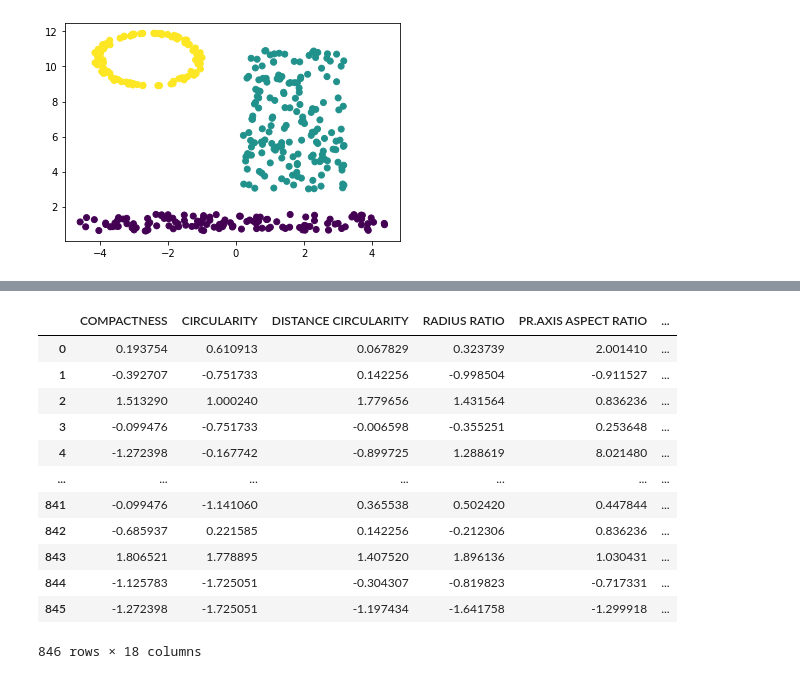
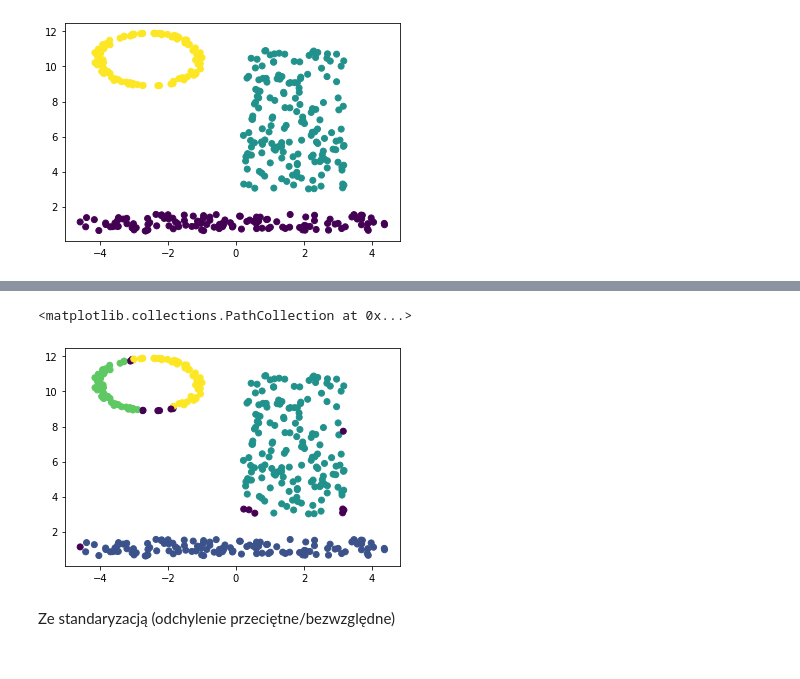
Before and after one commit to JakubSzczepanowski/NBC, a Jupyter notebook: main.ipynb, the cells around one changed output, grey strips where cells are left out. Drawn from its saved outputs; the diff is of its cells as text; code cells hidden in the pictures.

```diff
--- a/main.ipynb
+++ b/main.ipynb
@@ -140,3 +77,10 @@ import clustering
+# %%
+plt.scatter(table['x'], table['y'], c=nbc.predict(X_copy, best_k))
+# %% [output]
+<matplotlib.collections.PathCollection at 0x...>
+[figure, added]
+# %% [markdown]
+Ze standaryzacją (odchylenie przeciętne/bezwzględne)
 # %%
 def mad_standarization(column):
     mean = column.mean()
@@ -149,17 +93 @@ X_standarized = X_copy.apply(mad_standarization)
-# %%
-X_standarized
-# %% [output]
-|  | COMPACTNESS | CIRCULARITY | DISTANCE CIRCULARITY | RADIUS RATIO | PR.AXIS ASPECT RATIO | ... |
-| 0 | 0.193754 | 0.610913 | 0.067829 | 0.323739 | 2.001410 | ... |
-| 1 | -0.392707 | -0.751733 | 0.142256 | -0.998504 | -0.911527 | ... |
-| 2 | 1.513290 | 1.000240 | 1.779656 | 1.431564 | 0.836236 | ... |
-| 3 | -0.099476 | -0.751733 | -0.006598 | -0.355251 | 0.253648 | ... |
-| 4 | -1.272398 | -0.167742 | -0.899725 | 1.288619 | 8.021480 | ... |
-| ... | ... | ... | ... | ... | ... | ... |
-| 841 | -0.099476 | -1.141060 | 0.365538 | 0.502420 | 0.447844 | ... |
-| 842 | -0.685937 | 0.221585 | 0.142256 | -0.212306 | 0.836236 | ... |
-| 843 | 1.806521 | 1.778895 | 1.407520 | 1.896136 | 1.030431 | ... |
-| 844 | -1.125783 | -1.725051 | -0.304307 | -0.819823 | -0.717331 | ... |
-| 845 | -1.272398 | -1.725051 | -1.197434 | -1.641758 | -1.299918 | ... |
-846 rows × 18 columns
 # %%
```
Also changed, not shown: parts of 50 cells of this notebook, 4 other files.
